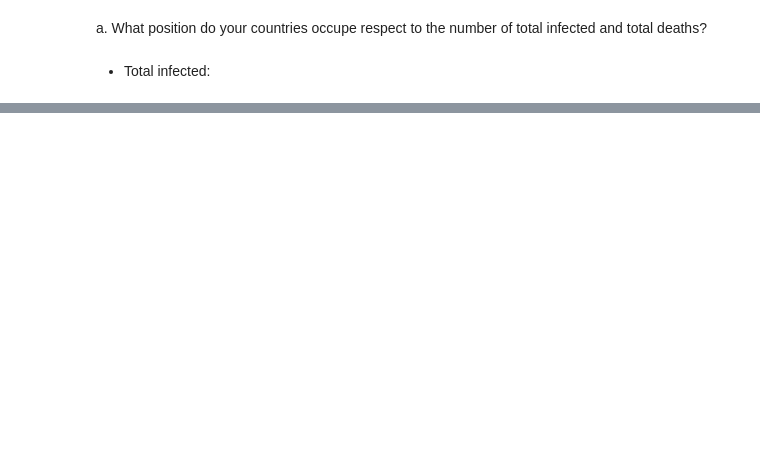
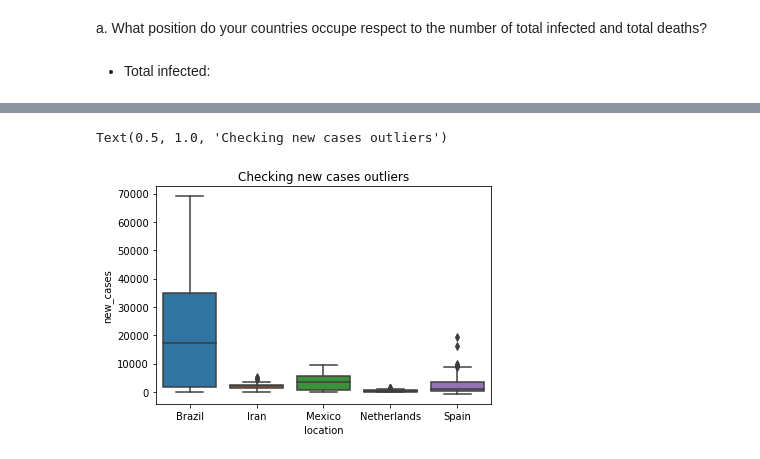
Before and after one commit to RoxannaW/Project_August_Corona, a Jupyter notebook: Rama_Alba/mi_trabajo.ipynb, the cells around one changed output, grey strips where cells are left out. Saved outputs shown, nothing was run; the diff lists cells and outputs as text; code cells hidden in the pictures; blank space fills up the shorter version.

```diff
--- a/Rama_Alba/mi_trabajo.ipynb
+++ b/Rama_Alba/mi_trabajo.ipynb
@@ -377,0 +282,6 @@ Exploring the classification through the values of "total_deaths" column and, in
+# %%
+sns.boxplot(x = "location", y = "new_cases", data = data_covid)
+plt.title("Checking new cases outliers")
+# %% [output]
+Text(0.5, 1.0, 'Checking new cases outliers')
+[figure, added]
```
Also changed, not shown: parts of 35 cells of this notebook.
